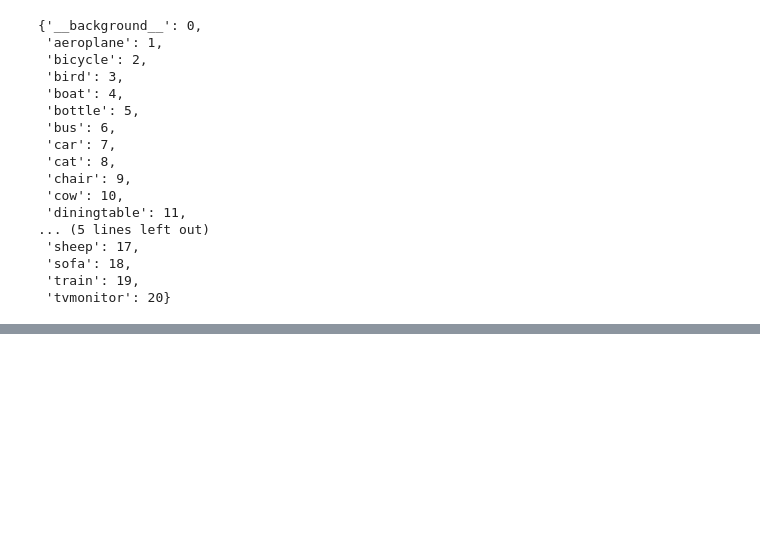
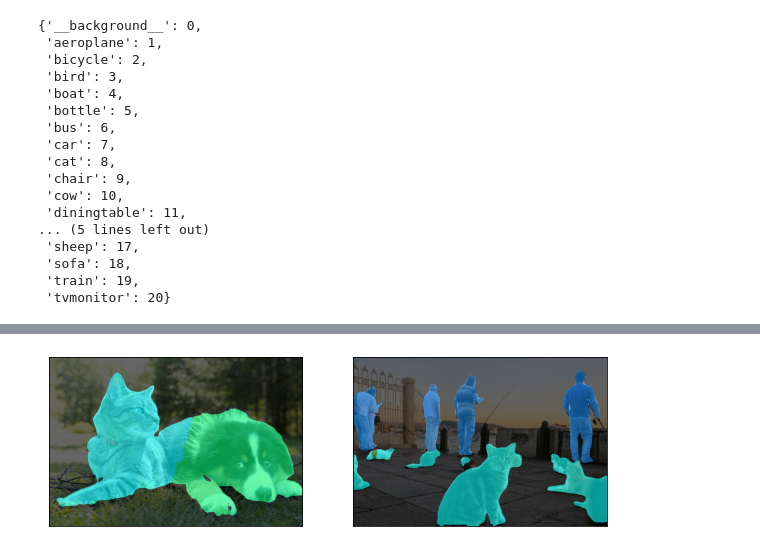
Before and after one commit to EmmaMeeus/semantic_segmentation_demo, a Jupyter notebook: inference_demo.ipynb, the cells around one changed output, grey strips where cells are left out. Cells and saved outputs as stored; diff of their text form; code cells hidden in the pictures; blank space fills up the shorter version.

```diff
--- a/inference_demo.ipynb
+++ b/inference_demo.ipynb
@@ -139,0 +188,28 @@ show(overlaid_mask)
+# %%
+# Normalise the masks into a [0,1] range with softmax
+normalized_masks = torch.nn.functional.softmax(output, dim=1)
+# %%
+# Load the original images as tensors and stack them
+image_1_tensor = read_image(str(Path("data") / "cat_dog.jpg"))
+image_2_tensor = read_image(str(Path("data") / "cats_humans.jpg"))
+image_tensors_for_visualisation = torch.stack([image_1_tensor, image_2_tensor])
+
+class_dim = 1
+num_classes = normalized_masks.shape[1]
+
+# Find the argmax of all classes
+all_classes_masks = (
+    normalized_masks.argmax(class_dim) == torch.arange(num_classes)[:, None, None, None]
+)
+
+# The first dimension is the classes now, so we need to swap it with the batch_size
+all_classes_masks = all_classes_masks.swapaxes(0, 1)
+
+# Plot the masks over the original images
+images_with_masks = [
+    draw_segmentation_masks(img, masks=mask, alpha=0.6)
+    for img, mask in zip(image_tensors_for_visualisation, all_classes_masks)
+]
+show(images_with_masks)
+# %% [output]
+[figure, added]
```
Also changed, not shown: parts of 24 cells of this notebook, 6 other files.
